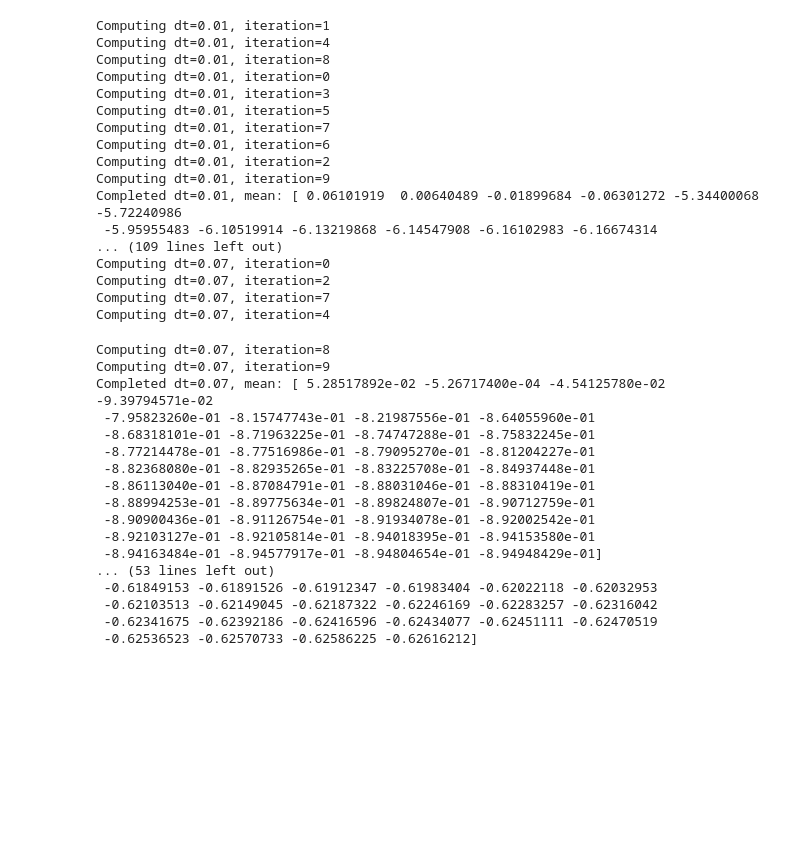
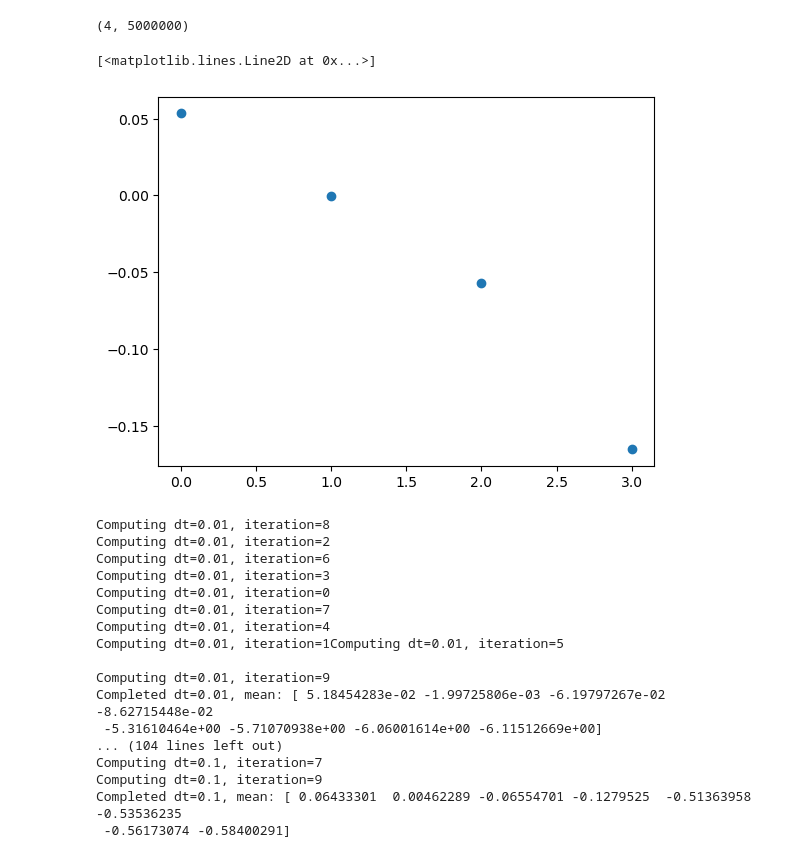
Before and after one commit to oist/ReservoirComputing, a Jupyter notebook: figure/fig3_pendulum_d.ipynb, the cells around one changed output. Saved outputs shown, nothing was run; the diff lists cells and outputs as text; code cells hidden in the pictures; blank space fills up the shorter version.

```diff
--- a/figure/fig3_pendulum_d.ipynb
+++ b/figure/fig3_pendulum_d.ipynb
@@ -13,7 +15,13 @@ pendulum_data.shape
 # %%
-dt = 0.01
+dt = 0.05
+dt_orig = 0.001
+resample_factor = int(dt / dt_orig)
 # %%
-pendulum_data = pendulum_data[:2, ::][:, :]
+pendulum_data = pendulum_data[:2, ::resample_factor][:, :]
+# %%
+pendulum_data.shape
+# %% [output]
+(4, 5000000)
 # %%
 dts = np.linspace(0.01, 0.1, 10)
 # %%
@@ -32,10 +52,18 @@ config = ESNConfig(
+# %%
+plt.plot(lyapunov_spectrum['mean'][:4], 'o')
+# %% [output]
+[<matplotlib.lines.Line2D at 0x...>]
+[figure, added]
 # %%
-from joblib import Parallel, delayed
 
 def compute_spectrum(dt, i, dt_orig, pendulum_data, config):
     print(f"Computing dt={dt}, iteration={i}")
     resample_factor = int(dt / dt_orig)
     train_data = pendulum_data[:2, ::resample_factor][:, :]
+
+    washout_scaled = int(2000 * (10 / resample_factor))
+    steps_scaled = int(4000 * (10 / resample_factor))
+
     config_copy = ESNConfig(
         N=config.N,
         input_dim=config.input_dim,
@@ -49,10 +77,10 @@ def compute_spectrum(dt, i, dt_orig, pendulum_data, config):
         leaky_rate=config.leaky_rate,
     )
     esn = ESN(config_copy)
-    esn.train(train_data, washout=1000)
+    esn.train(train_data, washout=washout_scaled)
     lyapunov_spectrum = esn.lyapunov_spectrum(train_data,
-                                        num_lyaps=40,
-                                        steps=20000,
+                                        num_lyaps=8,
+                                        steps=steps_scaled,
                                         norm_time=2,
                                         dt=dt,
                                         num_samples=5,
@@ -61,6 +89,7 @@ def compute_spectrum(dt, i, dt_orig, pendulum_data, config):
     return lyapunov_spectrum
 
 spctrums = []
+
 for dt in dts:
     spectrum_within_dt = Parallel(n_jobs=-2)(
         delayed(compute_spectrum)(dt, i, dt_orig, pendulum_data, config)
@@ -69,37 +98,20 @@ for dt in dts:
     spctrums.append(spectrum_within_dt)
     print(f"Completed dt={dt}, mean: {spectrum_within_dt[0]['mean']}")
 # %% [output]
-Computing dt=0.01, iteration=1
+Computing dt=0.01, iteration=8
+Computing dt=0.01, iteration=2
+Computing dt=0.01, iteration=6
+Computing dt=0.01, iteration=3
+Computing dt=0.01, iteration=0
+Computing dt=0.01, iteration=7
 Computing dt=0.01, iteration=4
-Computing dt=0.01, iteration=8
-Computing dt=0.01, iteration=0
-Computing dt=0.01, iteration=3
-Computing dt=0.01, iteration=5
-Computing dt=0.01, iteration=7
-Computing dt=0.01, iteration=6
-Computing dt=0.01, iteration=2
+Computing dt=0.01, iteration=1Computing dt=0.01, iteration=5
+
 Computing dt=0.01, iteration=9
-Completed dt=0.01, mean: [ 0.06101919  0.00640489 -0.01899684 -0.06301272 -5.34400068 -5.72240986
- -5.95955483 -6.10519914 -6.13219868 -6.14547908 -6.16102983 -6.16674314
-... (109 lines left out)
-Computing dt=0.07, iteration=0
-Computing dt=0.07, iteration=2
-Computing dt=0.07, iteration=7
-Computing dt=0.07, iteration=4
+Completed dt=0.01, mean: [ 5.18454283e-02 -1.99725806e-03 -6.19797267e-02 -8.62715448e-02
+ -5.31610464e+00 -5.71070938e+00 -6.06001614e+00 -6.11512669e+00]
+... (104 lines left out)
+Computing dt=0.1, iteration=7
+Computing dt=0.1, iteration=9
+Completed dt=0.1, mean: [ 0.06433301  0.00462289 -0.06554701 -0.1279525  -0.51363958 -0.53536235
+ -0.56173074 -0.58400291]
-Computing dt=0.07, iteration=8
-Computing dt=0.07, iteration=9
-Completed dt=0.07, mean: [ 5.28517892e-02 -5.26717400e-04 -4.54125780e-02 -9.39794571e-02
- -7.95823260e-01 -8.15747743e-01 -8.21987556e-01 -8.64055960e-01
- -8.68318101e-01 -8.71963225e-01 -8.74747288e-01 -8.75832245e-01
- -8.77214478e-01 -8.77516986e-01 -8.79095270e-01 -8.81204227e-01
- -8.82368080e-01 -8.82935265e-01 -8.83225708e-01 -8.84937448e-01
- -8.86113040e-01 -8.87084791e-01 -8.88031046e-01 -8.88310419e-01
- -8.88994253e-01 -8.89775634e-01 -8.89824807e-01 -8.90712759e-01
- -8.90900436e-01 -8.91126754e-01 -8.91934078e-01 -8.92002542e-01
- -8.92103127e-01 -8.92105814e-01 -8.94018395e-01 -8.94153580e-01
- -8.94163484e-01 -8.94577917e-01 -8.94804654e-01 -8.94948429e-01]
-... (53 lines left out)
- -0.61849153 -0.61891526 -0.61912347 -0.61983404 -0.62022118 -0.62032953
- -0.62103513 -0.62149045 -0.62187322 -0.62246169 -0.62283257 -0.62316042
- -0.62341675 -0.62392186 -0.62416596 -0.62434077 -0.62451111 -0.62470519
- -0.62536523 -0.62570733 -0.62586225 -0.62616212]
```
Also changed, not shown: parts of 21 cells of this notebook, 6 other files.
